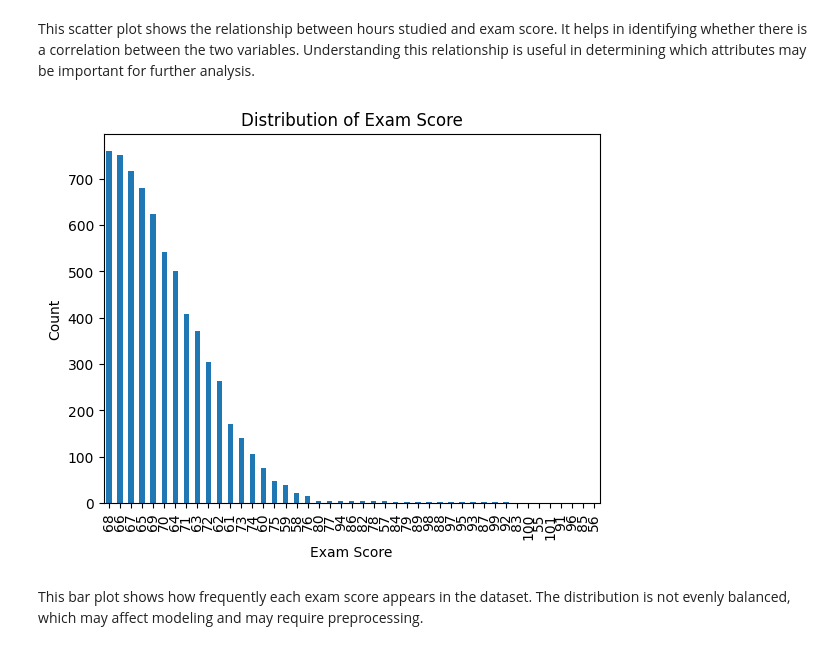
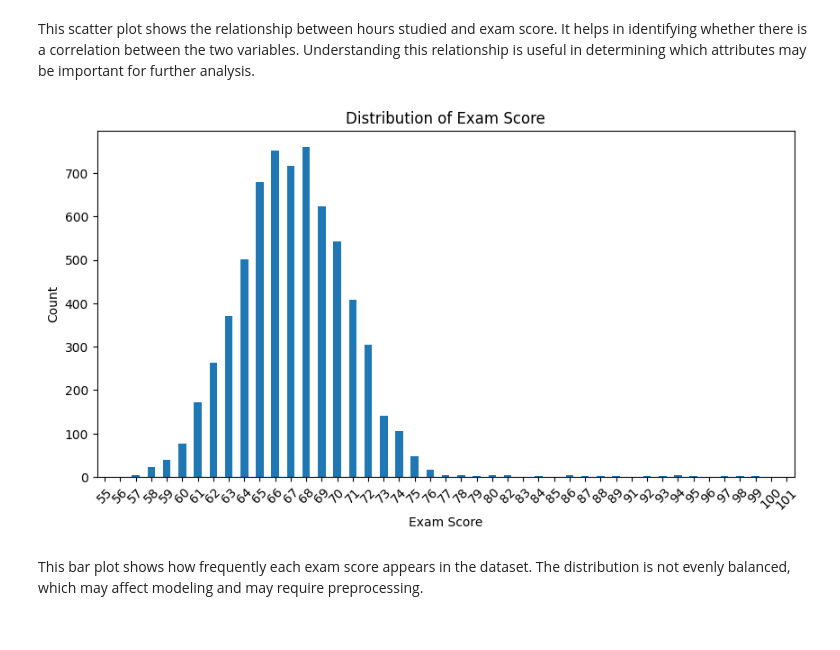
Before and after one commit to leeno-ob/IT326-project, a Jupyter notebook: phase2.ipynb, the cells around one changed output. Saved outputs shown, nothing was run; the diff lists cells and outputs as text; code cells hidden in the pictures.

```diff
--- a/phase2.ipynb
+++ b/phase2.ipynb
@@ -171,13 +171,21 @@ This scatter plot shows the relationship between hours studied and exam score.
 It helps in identifying whether there is a correlation between the two variables.
 Understanding this relationship is useful in determining which attributes may be important for further analysis.
 # %%
-df['Exam_Score'].value_counts().plot(kind='bar')
+import matplotlib.pyplot as plt
+
+counts = df['Exam_Score'].value_counts().sort_index()
+
+plt.figure(figsize=(10,5))
+counts.plot(kind='bar')
+
+plt.xticks(rotation=45)
 plt.title("Distribution of Exam Score")
 plt.xlabel("Exam Score")
 plt.ylabel("Count")
+
 plt.show()
 # %% [output]
-[figure, old version]
+[figure, new version]
 # %% [markdown]
 This bar plot shows how frequently each exam score appears in the dataset.
 The distribution is not evenly balanced, which may affect modeling and may require preprocessing.
```
